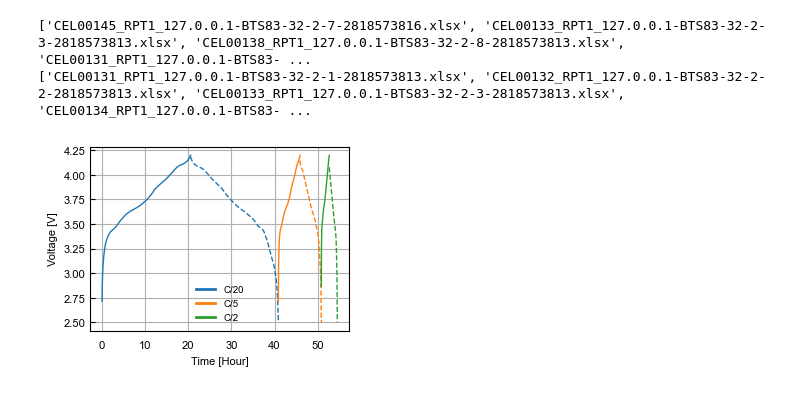
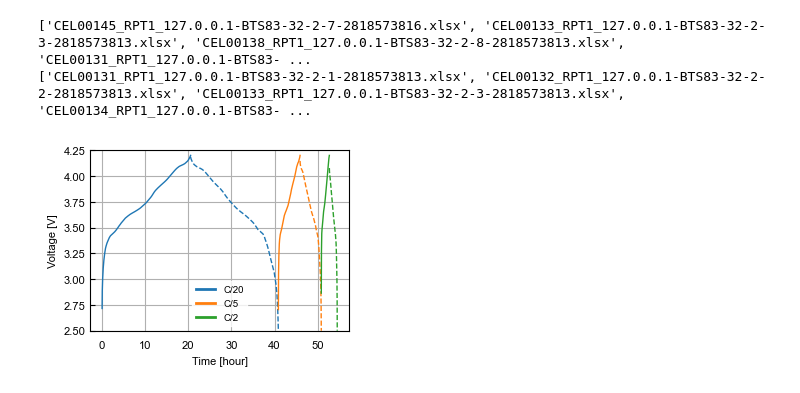
Before and after one commit to jinhongm-umich/X-ray-influence, a Jupyter notebook: Clean SI Fig1.ipynb, the cells around one changed output. Saved outputs shown, nothing was run; the diff lists cells and outputs as text; code cells hidden in the pictures.

```diff
--- a/Clean SI Fig1.ipynb
+++ b/Clean SI Fig1.ipynb
@@ -28,7 +28,6 @@ rcParams['ps.fonttype'] = 42
 
 rcParams['lines.markersize'] = 5
 rcParams['legend.fontsize'] = 7
-rcParams['legend.frameon'] = False
 rcParams['xtick.bottom'] = False
 rcParams['ytick.direction'] = 'in'
 
@@ -66,33 +65,34 @@ def filter_data(df, step_index):
     filtered_df = df[df['Step Index'].isin([step_index])]
     filtered_df.reset_index(drop=True, inplace=True)
     voltage_data = filtered_df['Voltage(V)']
     return voltage_data
 
 # 시간 데이터 누적 변수 초기화
 total_time = 0
 
 # 스텝 인덱스 순서대로 시간 데이터를 이어주는 방식으로 플롯
 for i, step_index in enumerate([4, 6, 8, 10, 12, 14]):
     voltage_data = filter_data(df, step_index)
     time_data = voltage_data.index * 30 + total_time # 이전 스텝의 시간에 이어지도록 설정
     total_time = time_data.max()  # 이번 스텝의 마지막 시간을 저장하여 다음 스텝에 누적
 
     # 스텝 인덱스에 따른 선 스타일을 설정하여 플롯
     linestyle = '-' if step_index in [4, 8, 12] else '--'
     ax.plot(time_data/3600, voltage_data, linestyle=linestyle, linewidth=1, color=colors[step_index])
 
 # 레전드 추가
 ax.plot([], [], linestyle='-', linewidth=2, color='#1f77b4', label='C/20')
 ax.plot([], [], linestyle='-', linewidth=2, color='#ff7f0e', label='C/5')
 ax.plot([], [], linestyle='-', linewidth=2, color='#2ca02c', label='C/2')
 
 # 축 및 기타 설정
-ax.set_xlabel('Time [Hour]')  # X축 타이틀 (인덱스에 30 곱한 값이 시간)
+ax.set_xlabel('Time [hour]')  # X축 타이틀 (인덱스에 30 곱한 값이 시간)
 ax.set_ylabel('Voltage [V]')  # Y축 타이틀
+ax.set_ylim(bottom=2.5, top=4.25)
 ax.grid()
-ax.legend(facecolor='white')  # 레전드 추가
+ax.legend(edgecolor='white')  # 레전드 추가
 plt.savefig("SI Fig1.pdf", dpi=300, bbox_inches="tight", format="pdf")
 # 플롯 표시
 plt.show()
 # %% [output]
-[figure, old version]
+[figure, new version]
```
Also changed, not shown: 12 other files.
